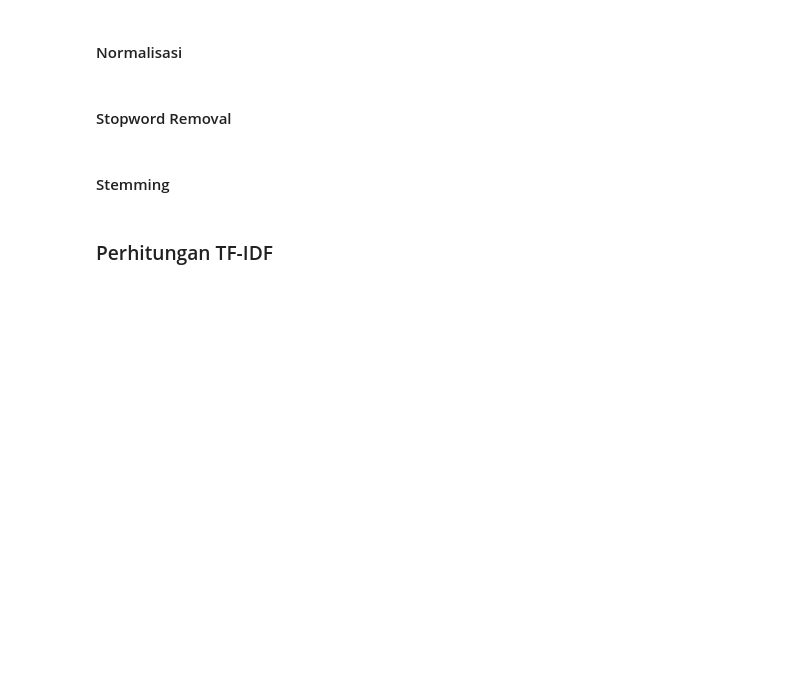
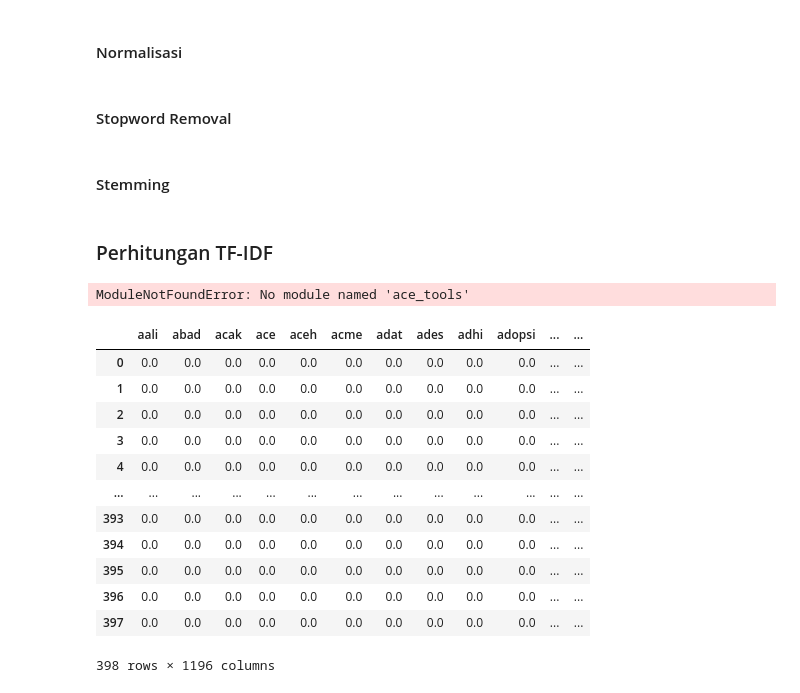
Before and after one commit to rrayhka/pencarian-penambangan-web, a Jupyter notebook: ppw_book/tugas-2-vsm.ipynb, the cells around one changed output. Cells and saved outputs as stored; diff of their text form; code cells hidden in the pictures; blank space fills up the shorter version.

```diff
--- a/ppw_book/tugas-2-vsm.ipynb
+++ b/ppw_book/tugas-2-vsm.ipynb
@@ -84,0 +98,2 @@ $$
+# %%
+df = pd.read_csv("data-artikel-cnbc.csv")
@@ -84,0 +109,4 @@ $$
+# %%
+# hanya memilih kolom judul dan kategori
+df = df[['judul', 'kategori']]
+df.head()
@@ -84,0 +177,2 @@ $$
+# %%
+df["cleansing"] = df["judul"].apply(clean_and_process_text)
@@ -92,3 +225,53 @@ $$
 #### Stemming
 # %% [markdown]
 ### Perhitungan TF-IDF
+# %%
+import pandas as pd
+from sklearn.feature_extraction.text import TfidfVectorizer
+
+# Fungsi untuk membuat Vector Space Model menggunakan TF-IDF
+def create_vsm(docs):
+    # Inisialisasi TF-IDF vectorizer
+    vectorizer = TfidfVectorizer()
+
+    # Transformasi dokumen menjadi vektor TF-IDF
+    tfidf_matrix = vectorizer.fit_transform(docs)
+
+    # Mendapatkan fitur (kata-kata yang diambil oleh vectorizer)
+    feature_names = vectorizer.get_feature_names_out()
+
+    # Mengubah hasil TF-IDF menjadi DataFrame
+    df_vsm = pd.DataFrame(tfidf_matrix.toarray(), columns=feature_names)
+
+    return df_vsm
+
+# Asumsikan df["cleansing"] sudah berisi teks yang sudah dibersihkan dan diproses
+# Contoh: df["cleansing"] = df["text"].apply(clean_and_process_text)
+
+# Ambil teks dari kolom df["cleansing"] untuk digunakan dalam VSM
+docs = df["cleansing"].tolist()
+
+# Buat Vector Space Model dan simpan ke dalam DataFrame
+vsm_df = create_vsm(docs)
+
+# Tampilkan hasil
+import ace_tools as tools
+tools.display_dataframe_to_user(name="Vector Space Model DataFrame", dataframe=vsm_df)
+# %% [output]
+ModuleNotFoundError: No module named 'ace_tools'
+# %%
+vsm_df
+# %% [output]
+|  | aali | abad | acak | ace | aceh | acme | adat | ades | adhi | adopsi | ... | ... |
+| 0 | 0.0 | 0.0 | 0.0 | 0.0 | 0.0 | 0.0 | 0.0 | 0.0 | 0.0 | 0.0 | ... | ... |
+| 1 | 0.0 | 0.0 | 0.0 | 0.0 | 0.0 | 0.0 | 0.0 | 0.0 | 0.0 | 0.0 | ... | ... |
+| 2 | 0.0 | 0.0 | 0.0 | 0.0 | 0.0 | 0.0 | 0.0 | 0.0 | 0.0 | 0.0 | ... | ... |
+| 3 | 0.0 | 0.0 | 0.0 | 0.0 | 0.0 | 0.0 | 0.0 | 0.0 | 0.0 | 0.0 | ... | ... |
+| 4 | 0.0 | 0.0 | 0.0 | 0.0 | 0.0 | 0.0 | 0.0 | 0.0 | 0.0 | 0.0 | ... | ... |
+| ... | ... | ... | ... | ... | ... | ... | ... | ... | ... | ... | ... | ... |
+| 393 | 0.0 | 0.0 | 0.0 | 0.0 | 0.0 | 0.0 | 0.0 | 0.0 | 0.0 | 0.0 | ... | ... |
+| 394 | 0.0 | 0.0 | 0.0 | 0.0 | 0.0 | 0.0 | 0.0 | 0.0 | 0.0 | 0.0 | ... | ... |
+| 395 | 0.0 | 0.0 | 0.0 | 0.0 | 0.0 | 0.0 | 0.0 | 0.0 | 0.0 | 0.0 | ... | ... |
+| 396 | 0.0 | 0.0 | 0.0 | 0.0 | 0.0 | 0.0 | 0.0 | 0.0 | 0.0 | 0.0 | ... | ... |
+| 397 | 0.0 | 0.0 | 0.0 | 0.0 | 0.0 | 0.0 | 0.0 | 0.0 | 0.0 | 0.0 | ... | ... |
+398 rows × 1196 columns
```
Also changed, not shown: parts of 13 cells of this notebook.
